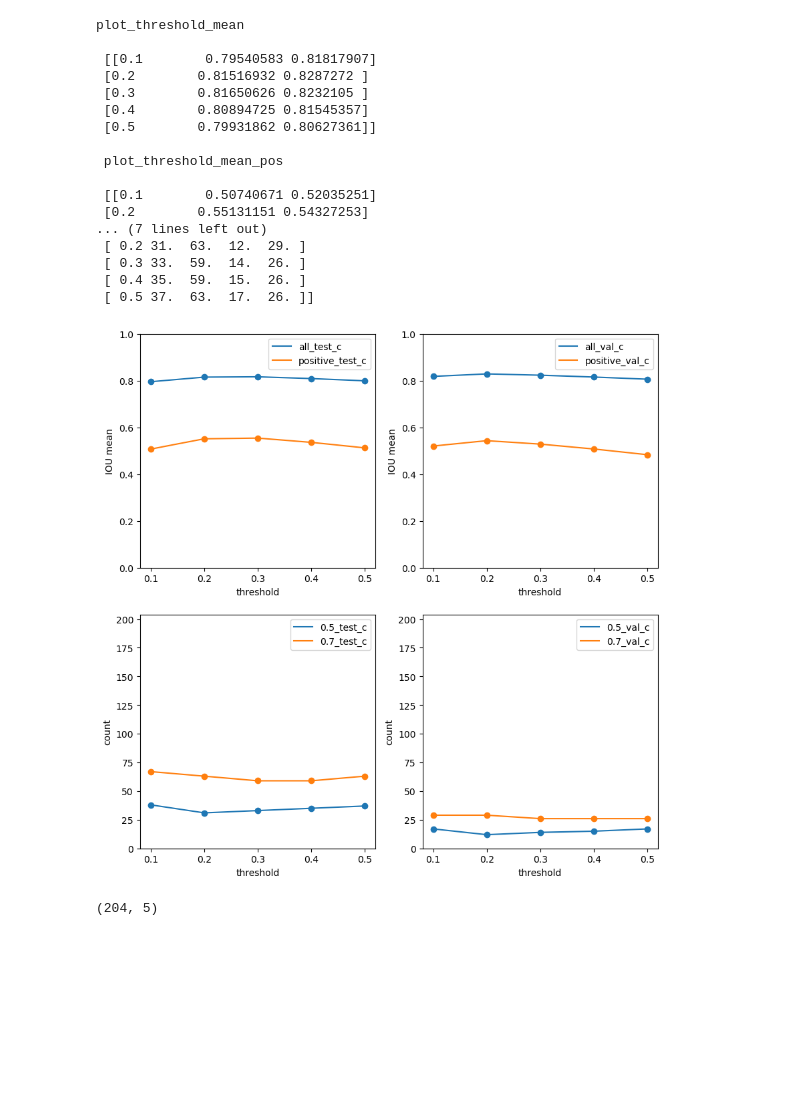
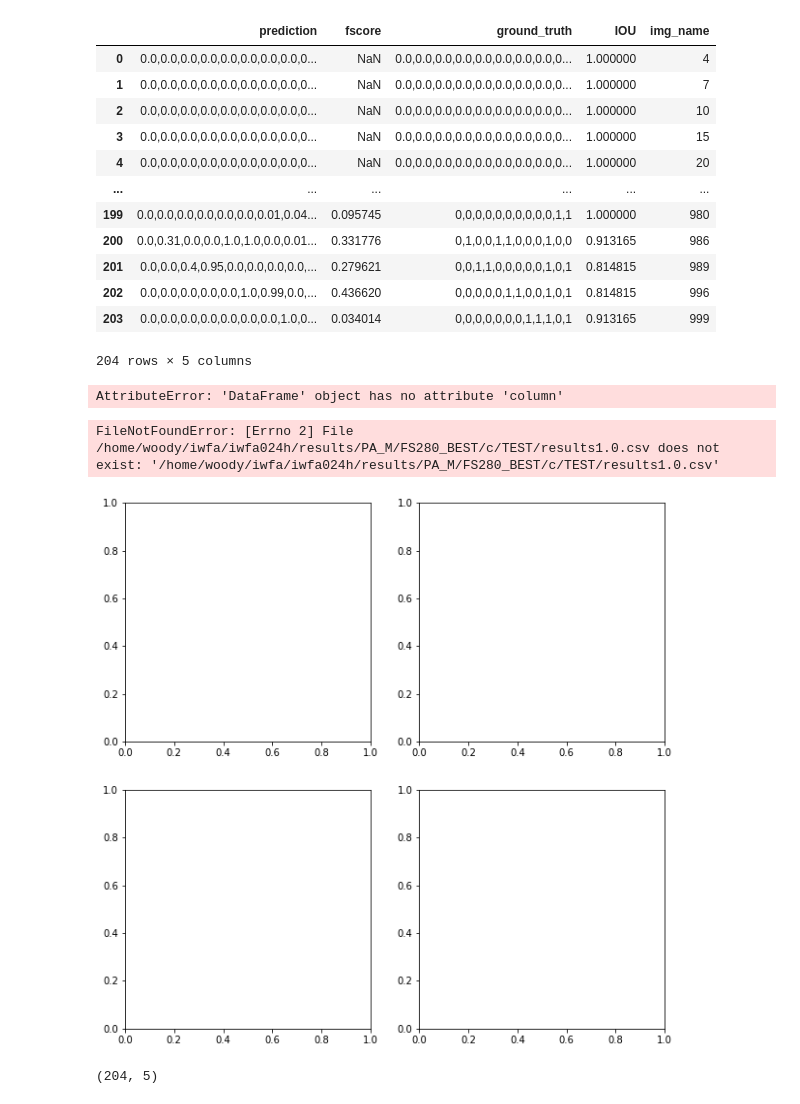
Before and after one commit to vaishnavJa/Multi_Label_optical_Segmentation, a Jupyter notebook: result_analysis.ipynb, the cells around one changed output. Cells and saved outputs as stored; diff of their text form; code cells hidden in the pictures; blank space fills up the shorter version.

```diff
--- a/result_analysis.ipynb
+++ b/result_analysis.ipynb
@@ -44,9 +22,4 @@ test_value = '0'
 runname =  'WS143'
 testname = 'DELTA_CLS_LOSS'
 test_value = "0.1"
-# %%
-with open(f'labels/l_to_i.pyb', "rb") as fp:   #Pickling
-    label_image_pair = pickle.load(fp)
-with open(f'labels/i_l.pyb', "rb") as fp:   #Pickling
-    image_label_pair = pickle.load(fp)
 # %%
@@ -68,10 +41,12 @@ for file in paths:
 
 test_vals_list = ['c']
 # %%
-runname = 'FS280'
-testname = 'NORMAL'
+runname = 'FS280_BEST'
+testname = ''
 # %%
-with open(f'../labels/l_to_i.pyb', "rb") as fp:   #Pickling
+with open(f'./labels/l_to_i.pyb', "rb") as fp:   #Pickling
     label_image_pair = pickle.load(fp)
-with open(f'../labels/i_l.pyb', "rb") as fp:   #Pickling
+with open(f'./labels/i_l.pyb', "rb") as fp:   #Pickling
     image_label_pair = pickle.load(fp)
+# %%
+result_parent_path = '/home/woody/iwfa/iwfa024h/results/PA_M/'
@@ -78,3 +331,23 @@ with open(f'../labels/i_l.pyb', "rb") as fp:   #Pickling
+# %%
+test_df_result
+# %% [output]
+|  | prediction | fscore | ground_truth | IOU | img_name |
+| 0 | 0.0,0.0,0.0,0.0,0.0,0.0,0.0,0.0,0... | NaN | 0.0,0.0,0.0,0.0,0.0,0.0,0.0,0.0,0... | 1.000000 | 4 |
+| 1 | 0.0,0.0,0.0,0.0,0.0,0.0,0.0,0.0,0... | NaN | 0.0,0.0,0.0,0.0,0.0,0.0,0.0,0.0,0... | 1.000000 | 7 |
+| 2 | 0.0,0.0,0.0,0.0,0.0,0.0,0.0,0.0,0... | NaN | 0.0,0.0,0.0,0.0,0.0,0.0,0.0,0.0,0... | 1.000000 | 10 |
+| 3 | 0.0,0.0,0.0,0.0,0.0,0.0,0.0,0.0,0... | NaN | 0.0,0.0,0.0,0.0,0.0,0.0,0.0,0.0,0... | 1.000000 | 15 |
+| 4 | 0.0,0.0,0.0,0.0,0.0,0.0,0.0,0.0,0... | NaN | 0.0,0.0,0.0,0.0,0.0,0.0,0.0,0.0,0... | 1.000000 | 20 |
+| ... | ... | ... | ... | ... | ... |
+| 199 | 0.0,0.0,0.0,0.0,0.0,0.0,0.01,0.04... | 0.095745 | 0,0,0,0,0,0,0,0,0,0,1,1 | 1.000000 | 980 |
+| 200 | 0.0,0.31,0.0,0.0,1.0,1.0,0.0,0.01... | 0.331776 | 0,1,0,0,1,1,0,0,0,1,0,0 | 0.913165 | 986 |
+| 201 | 0.0,0.0,0.4,0.95,0.0,0.0,0.0,0.0,... | 0.279621 | 0,0,1,1,0,0,0,0,0,1,0,1 | 0.814815 | 989 |
+| 202 | 0.0,0.0,0.0,0.0,0.0,1.0,0.99,0.0,... | 0.436620 | 0,0,0,0,0,1,1,0,0,1,0,1 | 0.814815 | 996 |
+| 203 | 0.0,0.0,0.0,0.0,0.0,0.0,0.0,1.0,0... | 0.034014 | 0,0,0,0,0,0,0,1,1,1,0,1 | 0.913165 | 999 |
+204 rows × 5 columns
+# %%
+test_df_result.column
+# %% [output]
+AttributeError: 'DataFrame' object has no attribute 'column'
 # %%
 
 fig,(ax1,ax2) = plt.subplots(2,2,figsize=(10,10))
@@ -180,53 +453,37 @@ for test_value in test_vals_list:
     ax1[0].scatter(plot_threshold_mean_pos[:,0], plot_threshold_mean_pos[:,1])
 
     ax1[1].plot(plot_threshold_mean[:,0], plot_threshold_mean[:,2],label='all_val_'+test_value)
     ax1[1].plot(plot_threshold_mean_pos[:,0], plot_threshold_mean_pos[:,2],label='positive_val_'+test_value)
     ax1[1].scatter(plot_threshold_mean[:,0], plot_threshold_mean[:,2])
     ax1[1].scatter(plot_threshold_mean_pos[:,0], plot_threshold_mean_pos[:,2])
 
     for c in [0,1]:
         ax1[c].legend()
         ax1[c].set_xlabel('threshold')
         ax1[c].set_ylabel('IOU mean')
-        ax1[c].set_ylim(0,1)
+#         ax1[c].set_ylim(0,1)
 #     ax1.legend(loc=4)
 
 #     plt.subplot(2,1)
     ax2[0].plot(plot_wrong_count[:,0], plot_wrong_count[:,1],label='0.5_test_'+test_value)
     ax2[0].scatter(plot_wrong_count[:,0], plot_wrong_count[:,1])
     ax2[0].plot(plot_wrong_count[:,0], plot_wrong_count[:,2],label='0.7_test_'+test_value)
     ax2[0].scatter(plot_wrong_count[:,0], plot_wrong_count[:,2])
 
     ax2[1].plot(plot_wrong_count[:,0], plot_wrong_count[:,3],label='0.5_val_'+test_value)
     ax2[1].scatter(plot_wrong_count[:,0], plot_wrong_count[:,3])
     ax2[1].plot(plot_wrong_count[:,0], plot_wrong_count[:,4],label='0.7_val_'+test_value)
     ax2[1].scatter(plot_wrong_count[:,0], plot_wrong_count[:,4])
 
     for c in [0,1]:
         ax2[c].legend()
         ax2[c].set_xlabel('threshold')
         ax2[c].set_ylabel('count')
-        ax2[c].set_ylim(0,204)
+#         ax2[c].set_ylim(0,204)
     plt.savefig('result.jpg')
 # %% [output]
-plot_threshold_mean
-
- [[0.1        0.79540583 0.81817907]
- [0.2        0.81516932 0.8287272 ]
- [0.3        0.81650626 0.8232105 ]
- [0.4        0.80894725 0.81545357]
- [0.5        0.79931862 0.80627361]]
-
- plot_threshold_mean_pos
-
- [[0.1        0.50740671 0.52035251]
- [0.2        0.55131151 0.54327253]
-... (7 lines left out)
- [ 0.2 31.  63.  12.  29. ]
- [ 0.3 33.  59.  14.  26. ]
- [ 0.4 35.  59.  15.  26. ]
- [ 0.5 37.  63.  17.  26. ]]
+FileNotFoundError: [Errno 2] File /home/woody/iwfa/iwfa024h/results/PA_M/FS280_BEST/c/TEST/results1.0.csv does not exist: '/home/woody/iwfa/iwfa024h/results/PA_M/FS280_BEST/c/TEST/results1.0.csv'
-[figure, old version]
+[figure, new version]
 # %%
 test_df_result.shape
 # %% [output]
```
Also changed, not shown: parts of 8 cells of this notebook, 12 other files.
